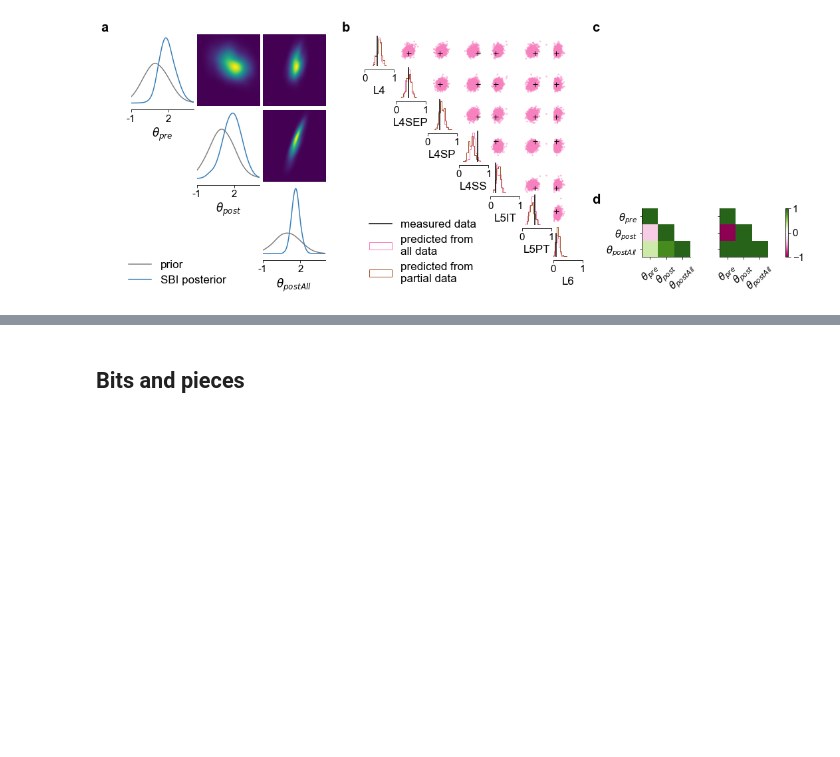
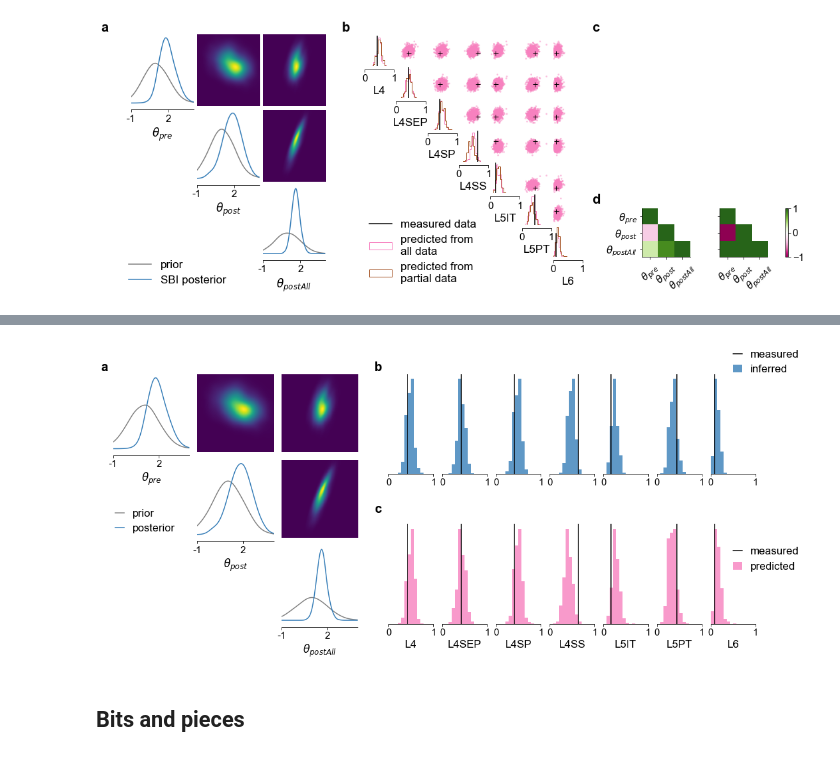
Before and after one commit to mackelab/sbi-for-connectomics, a Jupyter notebook: figures/fig3/figure4-sbi_with_measurements.ipynb, the cells around one changed output, grey strips where cells are left out. Drawn from its saved outputs; the diff is of its cells as text; code cells hidden in the pictures; blank space fills up the shorter version.

```diff
--- a/figures/fig4/figure4-sbi_with_measurements.ipynb
+++ b/figures/fig3/figure4-sbi_with_measurements.ipynb
@@ -60,9 +64,6 @@ else:
     # load samples
     with open("posterior_predictive_samples.p", "rb") as fh:
         thos, xos = pickle.load(fh).values()
-# %%
-with open("posterior_predictive_samples.p", "wb") as fh:
-    pickle.dump(dict(thos=thos, xos=xos), fh)
 # %%
 # load cross validation results
 with open(RESULTS_PATH.joinpath("cross_validation_results_default_rule.p"), "rb") as fh:
@@ -188,0 +325,77 @@ fig.savefig("figure4_SBI_results_ss50_gaussian_v2.png", dpi=300, bbox_inches='ti
+# %%
+fig = plt.figure(figsize=(18, 7))
+outer_grid = fig.add_gridspec(1, 2, wspace=0.1, hspace=0, width_ratios=[.4, .6])
+num_samples = 10000
+# set KDE values
+num_bins = 100
+bw_method = 0.3
+handlelength = 0.8
+
+# left column
+left_grid = outer_grid[0, 0].subgridspec(3, 3, wspace=0.1, hspace=0.1,)
+ax1 = left_grid.subplots()  # Create all subplots for the inner
+
+# Posteriors
+posterior_opts = dict(upper="kde",
+                      diag="kde",
+                      contour_offdiag=dict(levels=[0.99]),
+                      points_colors=["k"],
+                      points_offdiag=dict(marker="+", markersize=7),
+                      kde_offdiag=dict(bins=num_bins, bw_method=bw_method),
+                      kde_diag=dict(bins=num_bins, bw_method=bw_method),
+                      labels = param_labels,
+
+           )
+fig, ax1 = pairplot([ths[:num_samples], thos[:num_samples]],
+                    samples_colors=["gray", colors[0]],
+                    fig=fig, axes=ax1,
+                    limits=[[-1, 4]] * 3,
+                    ticks =[[-1, 2]] * 3,
+                    **posterior_opts)
+
+plt.sca(ax1[0, 0])
+plt.legend(["prior", "posterior"],
+           bbox_to_anchor=(-.1, -.6),
+           handlelength=handlelength,
+           loc=2)
+
+
+# Posterior predictives
+right_grid = outer_grid[0, 1].subgridspec(2, 7, wspace=0.2, hspace=0.5,)
+ax2 = right_grid.subplots(subplot_kw=dict(sharey=True, sharex=True))
+
+
+bins = np.linspace(0, 1, 15)
+custom_marginal_plot(ax2[0, :], xos.numpy(), xo,
+                     x_label="inferred",
+                     points_label="measured",
+                     show_xlabels=False,
+#                      show_tick_labels=False,  # not implemented
+                     num_bins=bins,
+                     color=colors[0],
+                     handlelength=handlelength,
+                     bbox_to_anchor=(0.28, .9))
+
+# Cross validation
+custom_marginal_plot(ax2[1, :], predicted_xos_per_dim, xo,
+                     x_label="predicted",
+                     points_label="measured",
+                     labels=obs_labels,
+                     num_bins=bins,
+                     color=colors[3],
+                     handlelength=handlelength,
+                     bbox_to_anchor=(0.28, .87))
+
+# Add Letters.
+weight = "bold"
+fontsize = 20
+y1 = 0.91
+y2 = 0.47
+
+x1 = 0.11
+x2 = 0.44
+fig.text(x1, y1, "a", fontsize=fontsize, fontweight=weight)
+fig.text(x2, y1, "b", fontsize=fontsize, fontweight=weight)
+fig.text(x2, y2, "c", fontsize=fontsize, fontweight=weight);
+# %% [output]
+[figure, added]
```
Also changed, not shown: parts of 10 cells of this notebook, 22 other files.
